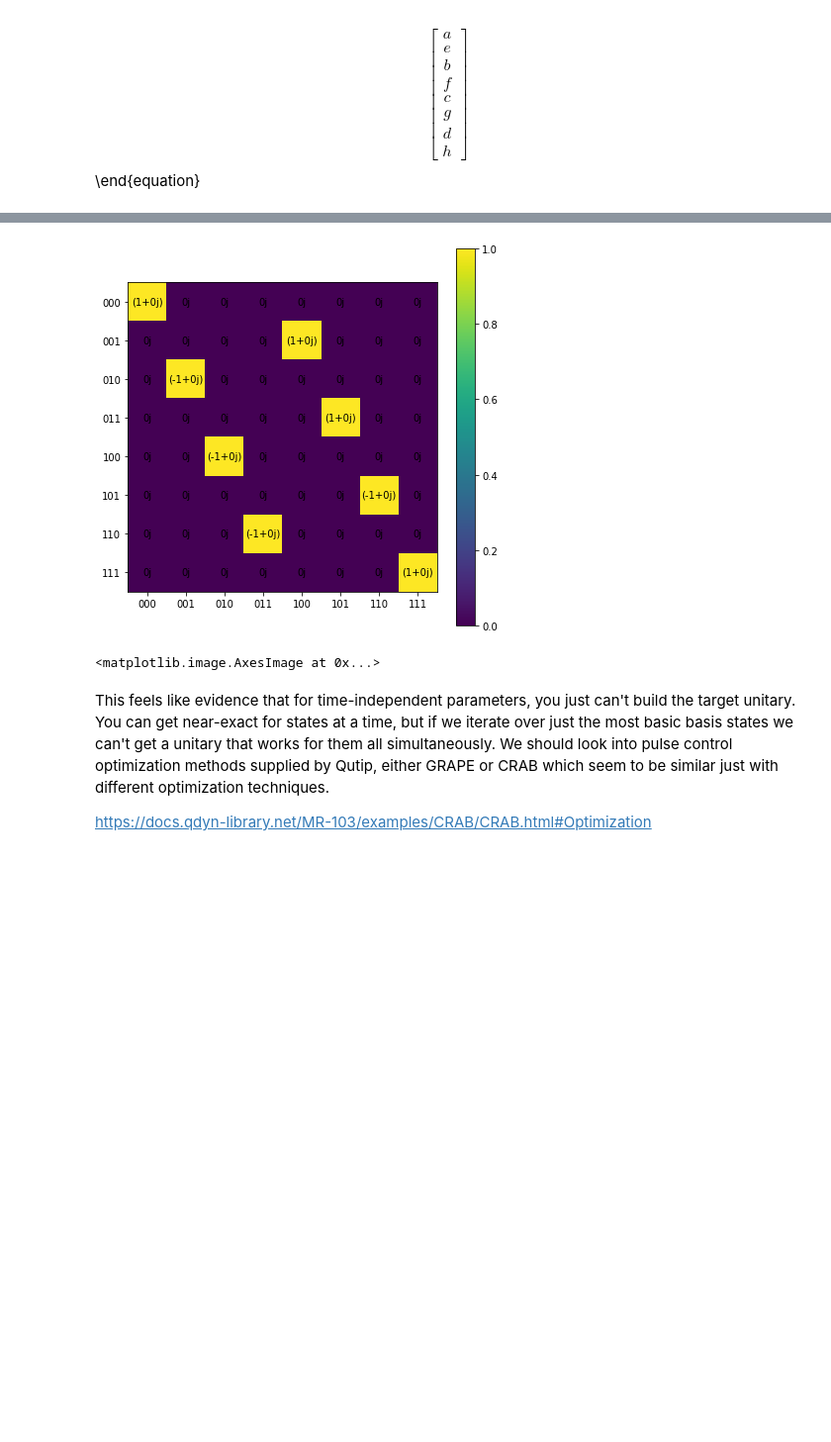
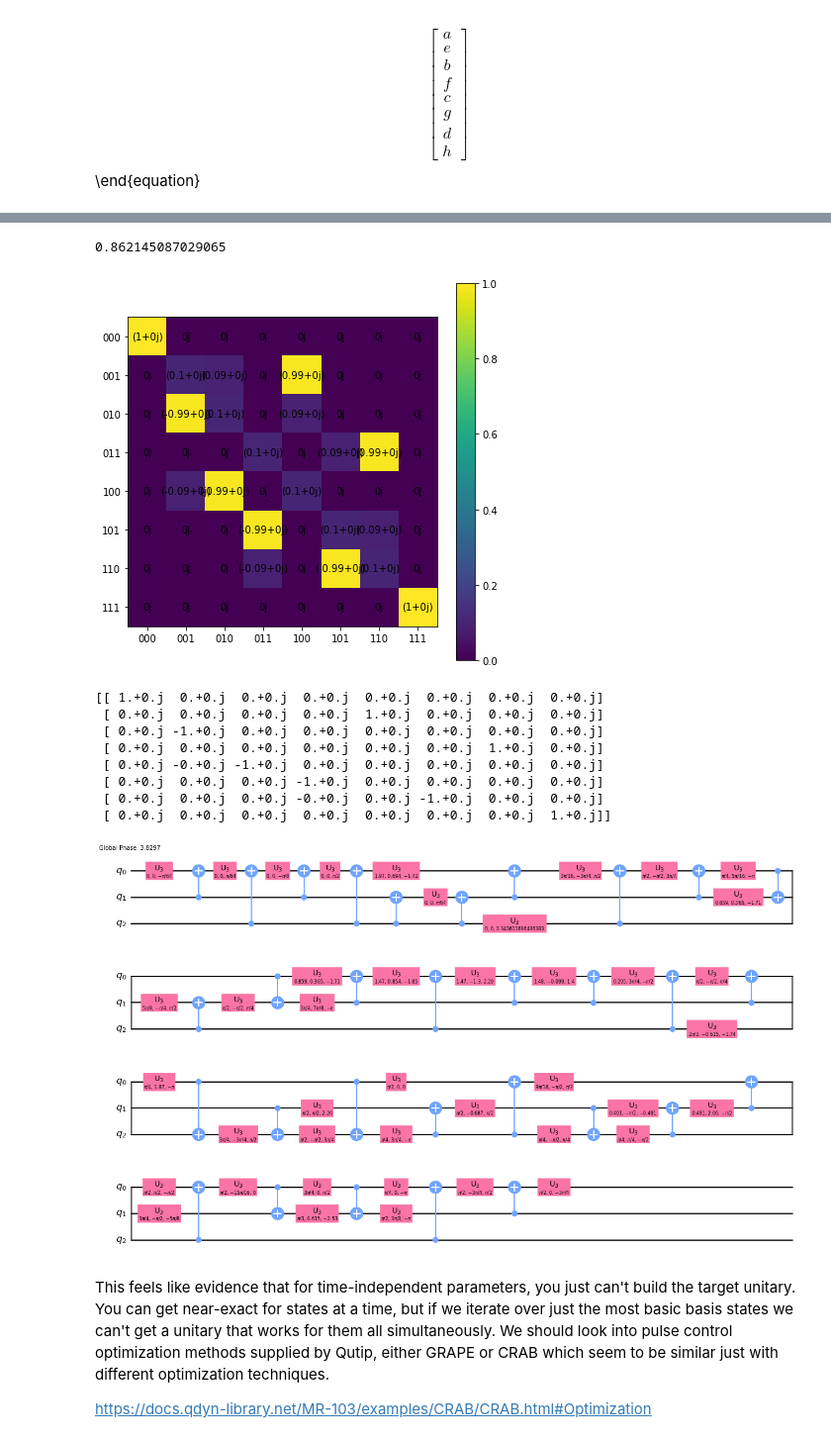
Before and after one commit to Pitt-JonesLab/slam_decomposition, a Jupyter notebook: qutip_exp.ipynb, the cells around one changed output, grey strips where cells are left out. Shown at 99% size. Saved outputs shown, nothing was run; the diff lists cells and outputs as text; code cells hidden in the pictures; blank space fills up the shorter version.

Commit message:
ghz gate?

```diff
--- a/qutip_exp.ipynb
+++ b/qutip_exp.ipynb
@@ -191,7 +191,7 @@ distance = (
 )
 distance(guess_U)
 
-expected_U = guess_U
+#expected_U = guess_U
 
 #well of course this breask for 3qubit gate
 # import weylchamber
@@ -271,10 +268,36 @@ print(opt_result.x)
-# %%
-U = build_circulator_U(np.pi / 2, 0, 0, np.pi / 2, 0, 0) * build_circulator_U(0, np.pi / 2, 0, 0, np.pi / 2, 0)
-#U = build_circulator_U(*opt_result.x)
-plotMatrix(U)
-# %% [output]
-[figure, removed]
-<matplotlib.image.AxesImage at 0x...>
+# %%
+#U = build_circulator_U(np.pi / 2, 0, 0, np.pi / 2, 0, 0) * build_circulator_U(0, np.pi / 2, 0, 0, np.pi / 2, 0)
+# U = build_circulator_U(*opt_result.x)
+# plotMatrix(U)
+
+params = [np.pi/2, np.pi/2,np.pi/2, np.sqrt(2)*np.pi/4,np.sqrt(2)*np.pi/4,np.sqrt(2)*np.pi/4]
+U = build_circulator_U(*params)
+a = min_unitary_distance(params)
+print(a)
+plotMatrix(U)
+
+from qiskit import QuantumCircuit
+from qiskit.quantum_info import Operator
+circuit = QuantumCircuit(3)
+cx = Operator(np.round(U.full()))
+print(np.round(U.full()))
+circuit.unitary(cx, [0, 1,2], label='U')
+
+from qiskit import transpile
+new_circuit = transpile(circuit, basis_gates=['cx','u3','swap'], optimization_level=3)
+new_circuit.draw(output='mpl')
+# %% [output]
+0.862145087029065
+[figure, added]
+[[ 1.+0.j  0.+0.j  0.+0.j  0.+0.j  0.+0.j  0.+0.j  0.+0.j  0.+0.j]
+ [ 0.+0.j  0.+0.j  0.+0.j  0.+0.j  1.+0.j  0.+0.j  0.+0.j  0.+0.j]
+ [ 0.+0.j -1.+0.j  0.+0.j  0.+0.j  0.+0.j  0.+0.j  0.+0.j  0.+0.j]
+ [ 0.+0.j  0.+0.j  0.+0.j  0.+0.j  0.+0.j  0.+0.j  1.+0.j  0.+0.j]
+ [ 0.+0.j -0.+0.j -1.+0.j  0.+0.j  0.+0.j  0.+0.j  0.+0.j  0.+0.j]
+ [ 0.+0.j  0.+0.j  0.+0.j -1.+0.j  0.+0.j  0.+0.j  0.+0.j  0.+0.j]
+ [ 0.+0.j  0.+0.j  0.+0.j -0.+0.j  0.+0.j -1.+0.j  0.+0.j  0.+0.j]
+ [ 0.+0.j  0.+0.j  0.+0.j  0.+0.j  0.+0.j  0.+0.j  0.+0.j  1.+0.j]]
+[figure, added]
 # %% [markdown]
 This feels like evidence that for time-independent parameters, you just can't build the target unitary. You can get near-exact for states at a time, but if we iterate over just the most basic basis states we can't get a unitary that works for them all simultaneously. We should look into pulse control optimization methods supplied by Qutip, either GRAPE or CRAB which seem to be similar just with different optimization techniques.
 
```
Also changed, not shown: parts of 7 cells of this notebook.
